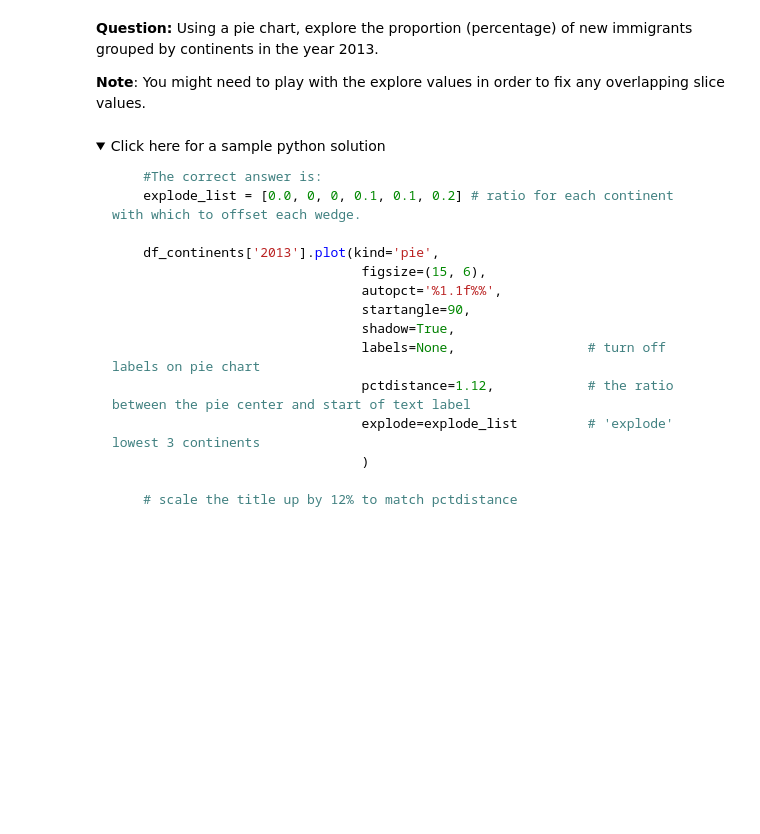
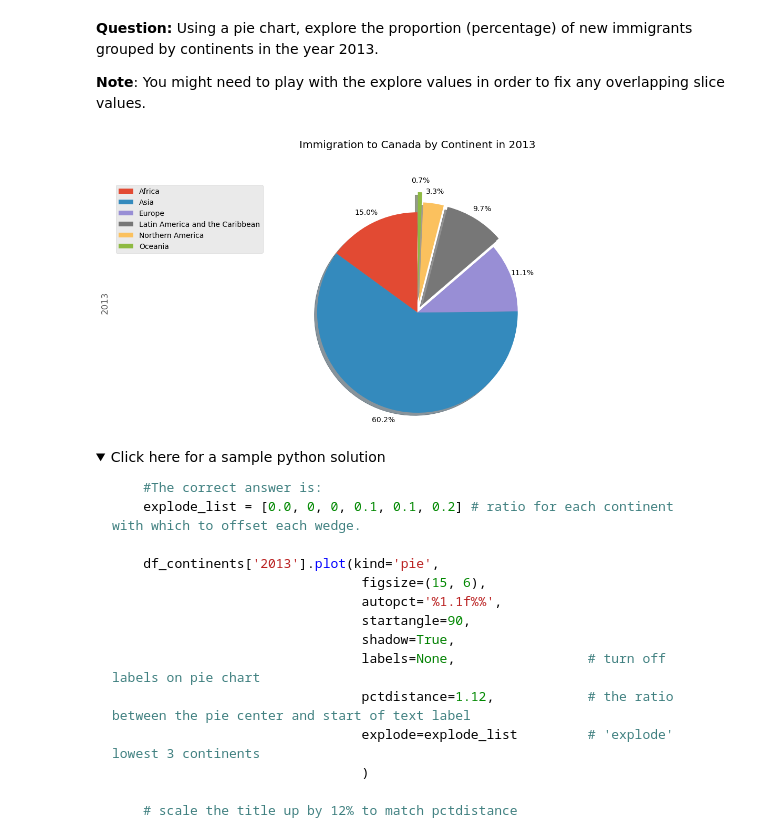
Before and after one commit to EIDSTER/coursera, a Jupyter notebook: DV0101EN-Exercise-Pie-Charts-Box-Plots-Scatter-Plots-and-Bubble-Plots.ipynb, the cells around one changed output. Drawn from its saved outputs; the diff is of its cells as text; code cells hidden in the pictures; folded sections open; blank space fills up the shorter version.

```diff
--- a/DV0101EN-Exercise-Pie-Charts-Box-Plots-Scatter-Plots-and-Bubble-Plots.ipynb
+++ b/DV0101EN-Exercise-Pie-Charts-Box-Plots-Scatter-Plots-and-Bubble-Plots.ipynb
@@ -167,7 +202,29 @@ plt.show()
 
 **Note**: You might need to play with the explore values in order to fix any overlapping slice values.
 # %%
-### type your answer here
+explode_list = [0.0, 0, 0, 0.1, 0.1, 0.2] # ratio for each continent with which to offset each wedge.
+
+df_continents['2013'].plot(kind='pie',
+                            figsize=(15, 6),
+                            autopct='%1.1f%%',
+                            startangle=90,
+                            shadow=True,
+                            labels=None,                 # turn off labels on pie chart
+                            pctdistance=1.12,            # the ratio between the pie center and start of text label
+                            explode=explode_list         # 'explode' lowest 3 continents
+                            )
+
+# scale the title up by 12% to match pctdistance
+plt.title('Immigration to Canada by Continent in 2013', y=1.12)
+plt.axis('equal')
+
+# add legend
+plt.legend(labels=df_continents.index, loc='upper left')
+
+# show plot
+plt.show()
+# %% [output]
+[figure, added]
 # %% [markdown]
 <details><summary>Click here for a sample python solution</summary>
 
```
Also changed, not shown: parts of 32 cells of this notebook.
